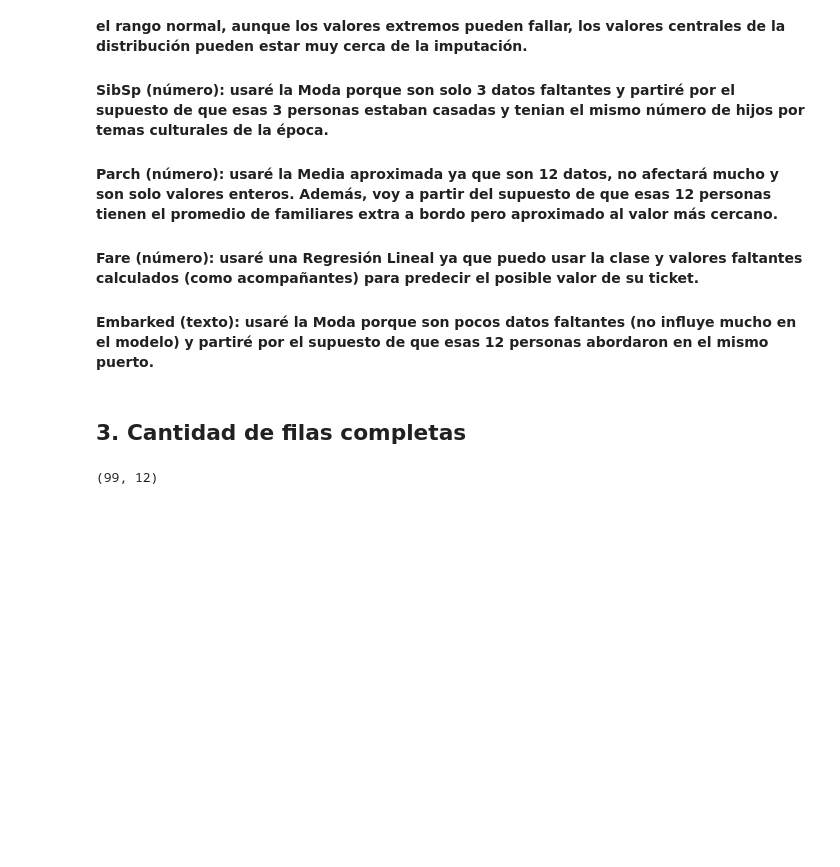
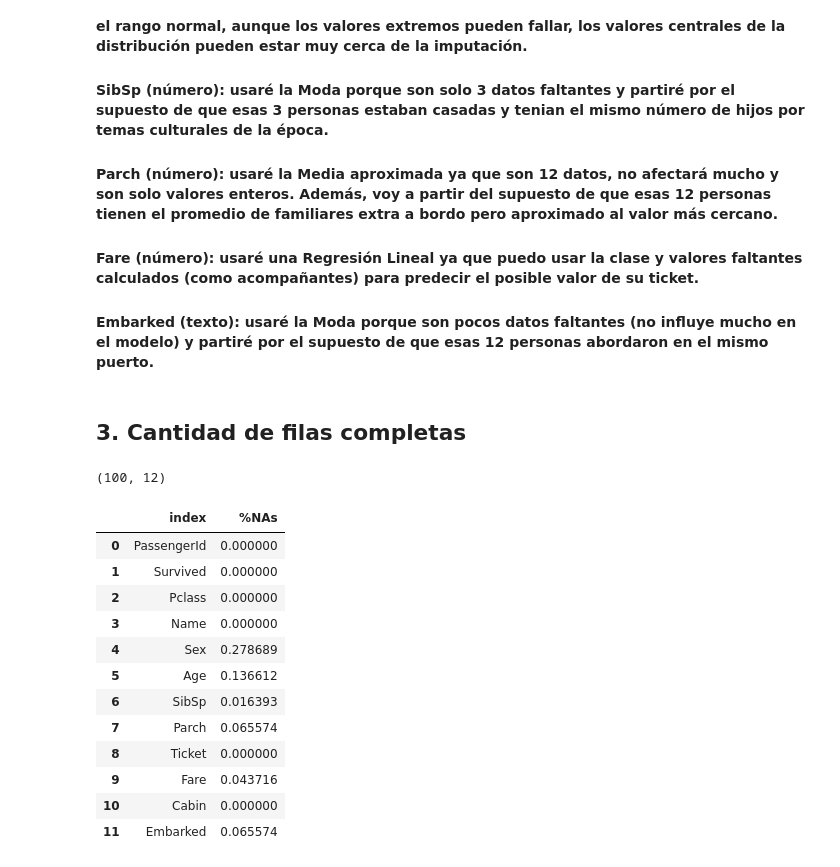
Before and after one commit to Daniel07816/DataWrangling-2022, a Jupyter notebook: Data_Engineer_Lab8/Script.ipynb, the cells around one changed output. Drawn from its saved outputs; the diff is of its cells as text; code cells hidden in the pictures; blank space fills up the shorter version.

```diff
--- a/Data_Engineer_Lab8/Script.ipynb
+++ b/Data_Engineer_Lab8/Script.ipynb
@@ -115,8 +118,25 @@ Name: Fare, dtype: float64
 ## 3. Cantidad de filas completas
 # %%
 titanic.replace(r'\?', np.nan, regex = True, inplace = True)
-titanic.loc[titanic.Fare<1] = np.nan
 titanic.dropna().shape
 # %% [output]
-(99, 12)
+(100, 12)
+# %%
+# % por cada columna
+nas = pd.DataFrame(titanic.isna().sum()/titanic.shape[0], columns = ['%NAs']).reset_index()
+nas
+# %% [output]
+|  | index | %NAs |
+| 0 | PassengerId | 0.000000 |
+| 1 | Survived | 0.000000 |
+| 2 | Pclass | 0.000000 |
+| 3 | Name | 0.000000 |
+| 4 | Sex | 0.278689 |
+| 5 | Age | 0.136612 |
+| 6 | SibSp | 0.016393 |
+| 7 | Parch | 0.065574 |
+| 8 | Ticket | 0.000000 |
+| 9 | Fare | 0.043716 |
+| 10 | Cabin | 0.000000 |
+| 11 | Embarked | 0.065574 |
 # %% [markdown]
```
Also changed, not shown: parts of 29 cells of this notebook.
